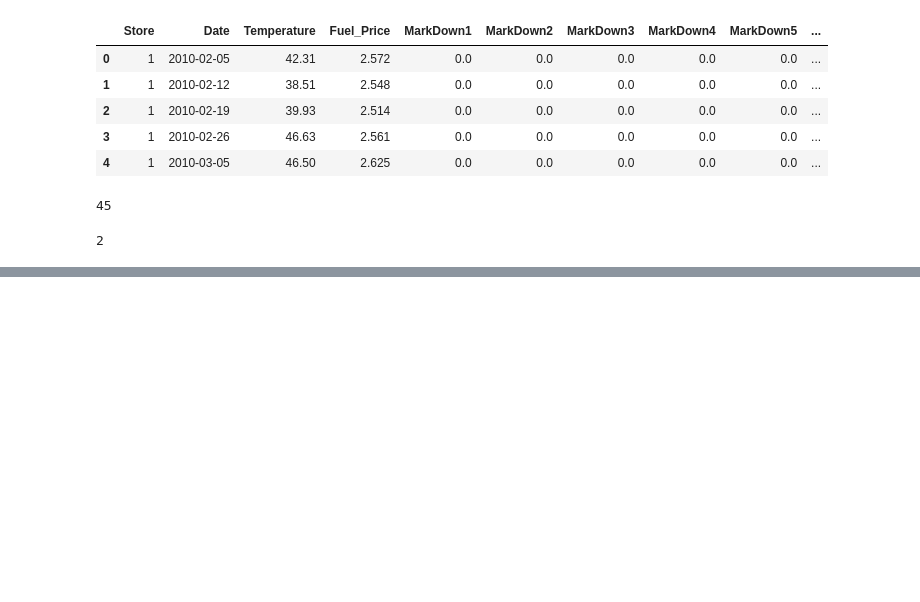
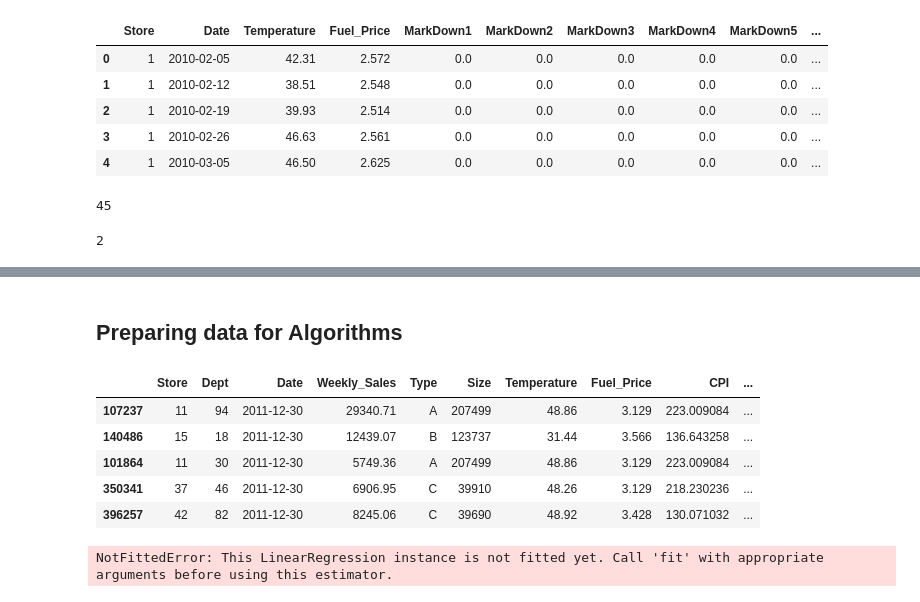
Before and after one commit to bistaastha/sales-forecasting, a Jupyter notebook: analysis.ipynb, the cells around one changed output, grey strips where cells are left out. Drawn from its saved outputs; the diff is of its cells as text; code cells hidden in the pictures; blank space fills up the shorter version.

Commit message:
Added Linear Regression over two features
Signed-off-by: Aastha Bist <abist119@gmail.com>

```diff
--- a/analysis.ipynb
+++ b/analysis.ipynb
@@ -202,0 +221,11 @@ main = main.drop(labels=["MarkDown1", "MarkDown2", "MarkDown3", "MarkDown5"], ax
+# %% [markdown]
+## Preparing data for Algorithms
+# %%
+main.tail()
+# %% [output]
+|  | Store | Dept | Date | Weekly_Sales | Type | Size | Temperature | Fuel_Price | CPI | ... |
+| 107237 | 11 | 94 | 2011-12-30 | 29340.71 | A | 207499 | 48.86 | 3.129 | 223.009084 | ... |
+| 140486 | 15 | 18 | 2011-12-30 | 12439.07 | B | 123737 | 31.44 | 3.566 | 136.643258 | ... |
+| 101864 | 11 | 30 | 2011-12-30 | 5749.36 | A | 207499 | 48.86 | 3.129 | 223.009084 | ... |
+| 350341 | 37 | 46 | 2011-12-30 | 6906.95 | C | 39910 | 48.26 | 3.129 | 218.230236 | ... |
+| 396257 | 42 | 82 | 2011-12-30 | 8245.06 | C | 39690 | 48.92 | 3.428 | 130.071032 | ... |
@@ -202,0 +247,23 @@ main = main.drop(labels=["MarkDown1", "MarkDown2", "MarkDown3", "MarkDown5"], ax
+# %%
+lin_model = LinearRegression()
+y_train_predict = lin_model.predict(X_train)
+rmse = (np.sqrt(mean_squared_error(Y_train, y_train_predict)))
+r2 = r2_score(Y_train, y_train_predict)
+
+print("The model performance for training set")
+print("--------------------------------------")
+print('RMSE is {}'.format(rmse))
+print('R2 score is {}'.format(r2))
+print("\n")
+
+# model evaluation for testing set
+y_test_predict = lin_model.predict(X_test)
+rmse = (np.sqrt(mean_squared_error(Y_test, y_test_predict)))
+r2 = r2_score(Y_test, y_test_predict)
+
+print("The model performance for testing set")
+print("--------------------------------------")
+print(f"RMSE is {rmse}")
+print(f"R2 score is {r2}")
+# %% [output]
+NotFittedError: This LinearRegression instance is not fitted yet. Call 'fit' with appropriate arguments before using this estimator.
```
Also changed, not shown: parts of 14 cells of this notebook.
